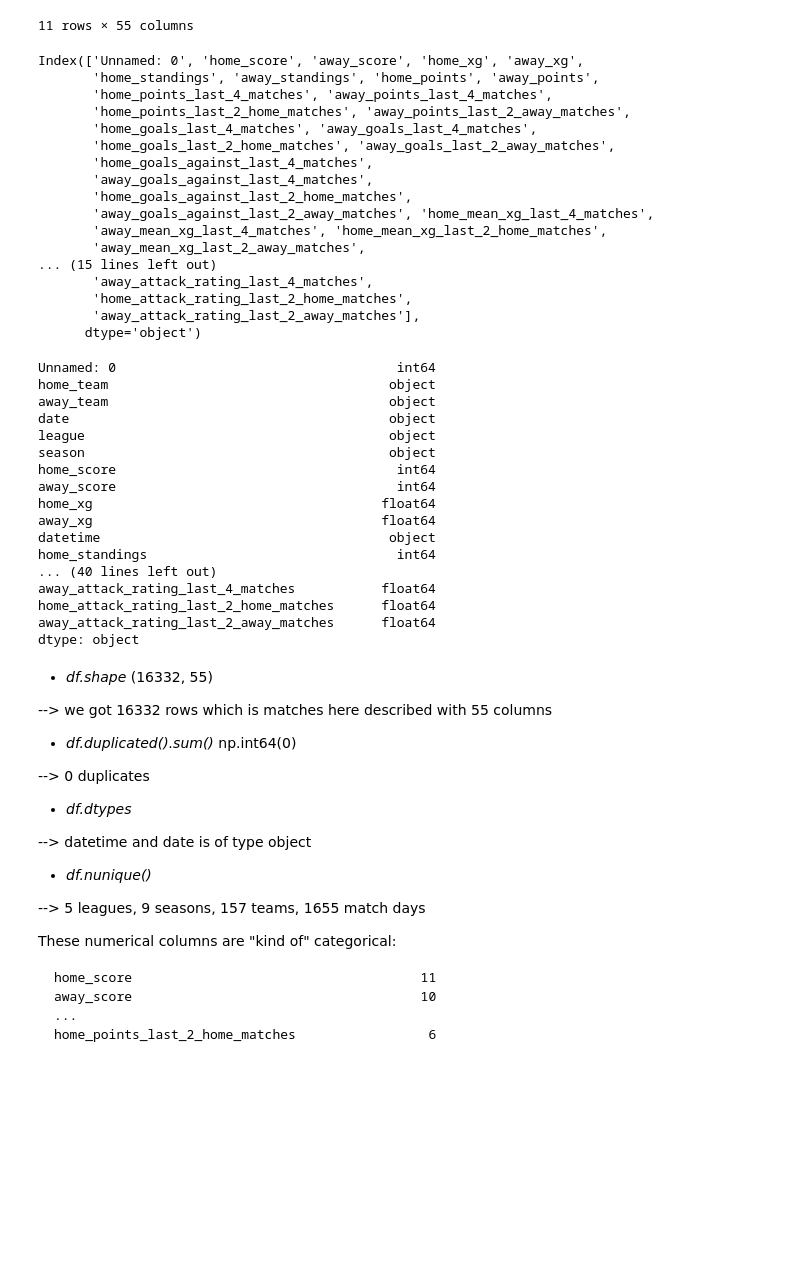
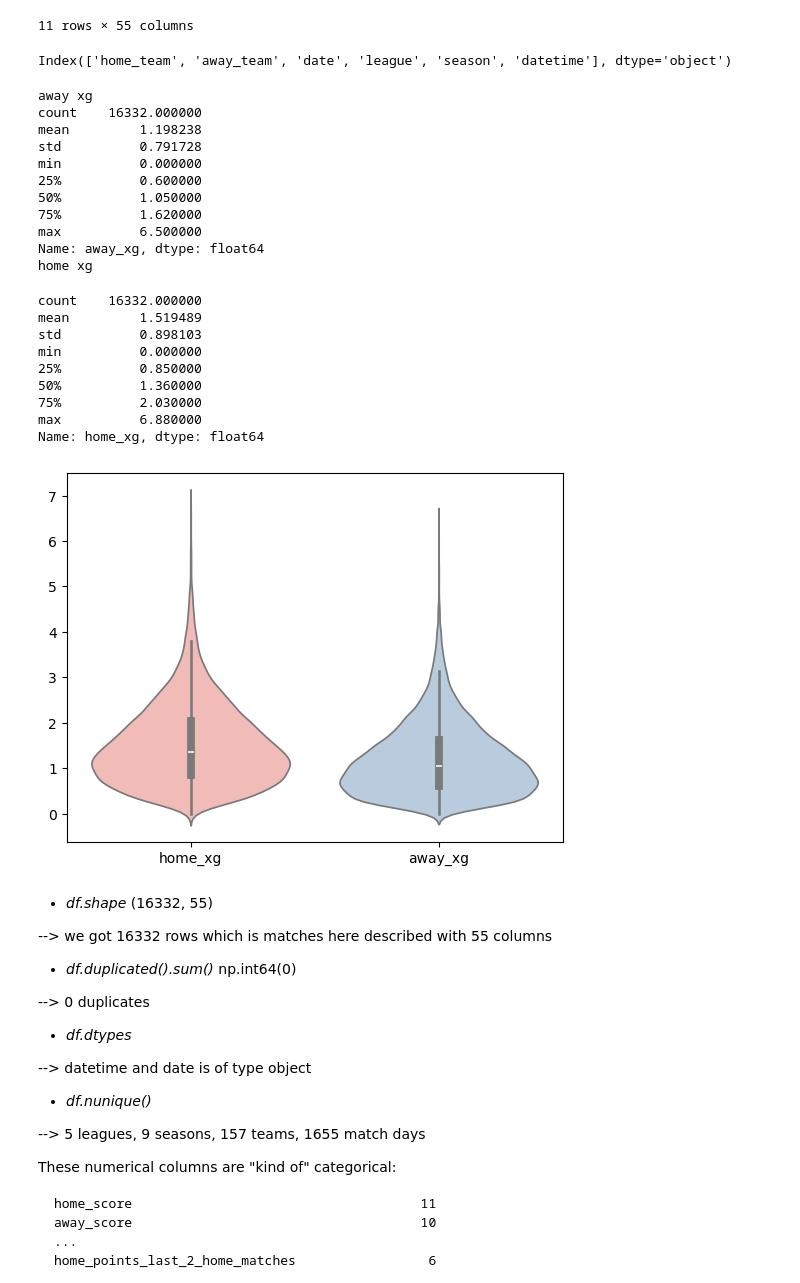
Before and after one commit to magrimuc/prj-2-eda-sql-football-matches-statistics, a Jupyter notebook: MartinsNotebook.ipynb, the cells around one changed output. Saved outputs shown, nothing was run; the diff lists cells and outputs as text; code cells hidden in the pictures; blank space fills up the shorter version.

```diff
--- a/MartinsNotebook.ipynb
+++ b/MartinsNotebook.ipynb
@@ -232,28 +232,12 @@ memory usage: 6.9+ MB
 df_num = df.select_dtypes(include=['number'])
 df_num.columns
 
-#df_cat = df.select_dtypes(exclude=['number'])
-#df_cat.columns
+df_cat = df.select_dtypes(exclude=['number'])
+df_cat.columns
 
 #df.describe(include='all')
 # %% [output]
-Index(['Unnamed: 0', 'home_score', 'away_score', 'home_xg', 'away_xg',
-       'home_standings', 'away_standings', 'home_points', 'away_points',
-       'home_points_last_4_matches', 'away_points_last_4_matches',
-       'home_points_last_2_home_matches', 'away_points_last_2_away_matches',
-       'home_goals_last_4_matches', 'away_goals_last_4_matches',
-       'home_goals_last_2_home_matches', 'away_goals_last_2_away_matches',
-       'home_goals_against_last_4_matches',
-       'away_goals_against_last_4_matches',
-       'home_goals_against_last_2_home_matches',
-       'away_goals_against_last_2_away_matches', 'home_mean_xg_last_4_matches',
-       'away_mean_xg_last_4_matches', 'home_mean_xg_last_2_home_matches',
-       'away_mean_xg_last_2_away_matches',
-... (15 lines left out)
-       'away_attack_rating_last_4_matches',
-       'home_attack_rating_last_2_home_matches',
-       'away_attack_rating_last_2_away_matches'],
-      dtype='object')
+Index(['home_team', 'away_team', 'date', 'league', 'season', 'datetime'], dtype='object')
 # %%
 df_cat['date'] = pd.to_datetime(df['date'], format='%B %d %Y')
 
@@ -266,27 +250,43 @@ df_cat.head(5)
 # %%
 df.shape
 #df.duplicated().sum()
 #df.nunique()
 #df.dtypes
-df.away_xg.range()
+import seaborn as sns
+
+datam = df[["home_xg", "away_xg"]]
+sns.violinplot(data=datam, palette="Pastel1")
+#plt.title("Comparison of Home vs Away xG")
+#plt.ylabel("Expected Goals (xG)")
+#plt.show()
+
+
+print("away xg")
+print(df.away_xg.describe())
+print("home xg")
+df.home_xg.describe()
 # %% [output]
-Unnamed: 0                                    int64
-home_team                                    object
-away_team                                    object
-date                                         object
-league                                       object
-season                                       object
-home_score                                    int64
-away_score                                    int64
-home_xg                                     float64
-away_xg                                     float64
-datetime                                     object
-home_standings                                int64
-... (40 lines left out)
-away_attack_rating_last_4_matches           float64
-home_attack_rating_last_2_home_matches      float64
-away_attack_rating_last_2_away_matches      float64
-dtype: object
+away xg
+count    16332.000000
+mean         1.198238
+std          0.791728
+min          0.000000
+25%          0.600000
+50%          1.050000
+75%          1.620000
+max          6.500000
+Name: away_xg, dtype: float64
+home xg
+count    16332.000000
+mean         1.519489
+std          0.898103
+min          0.000000
+25%          0.850000
+50%          1.360000
+75%          2.030000
+max          6.880000
+Name: home_xg, dtype: float64
+[figure, added]
 # %% [markdown]
 * _df.shape_
 (16332, 55)
```
